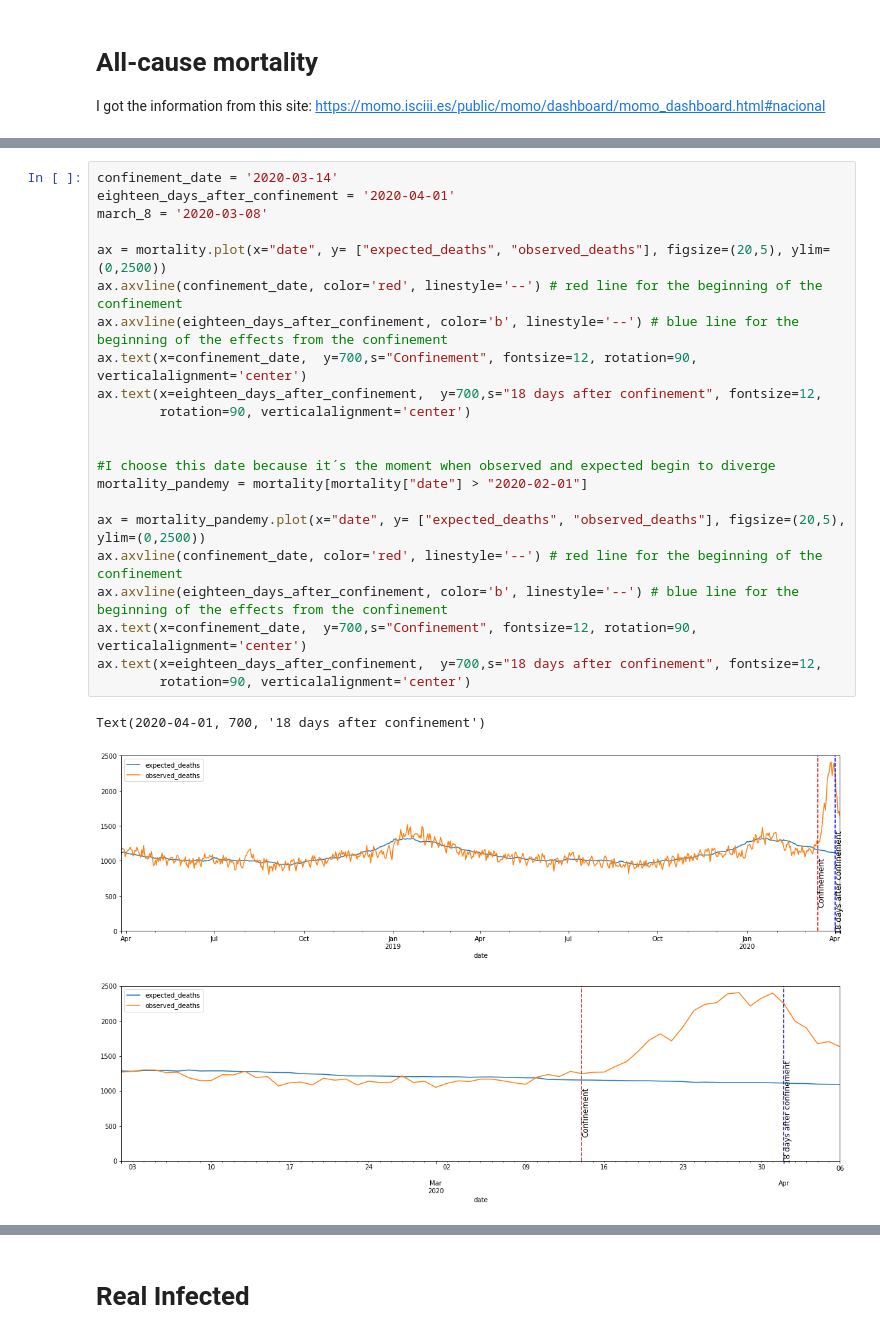
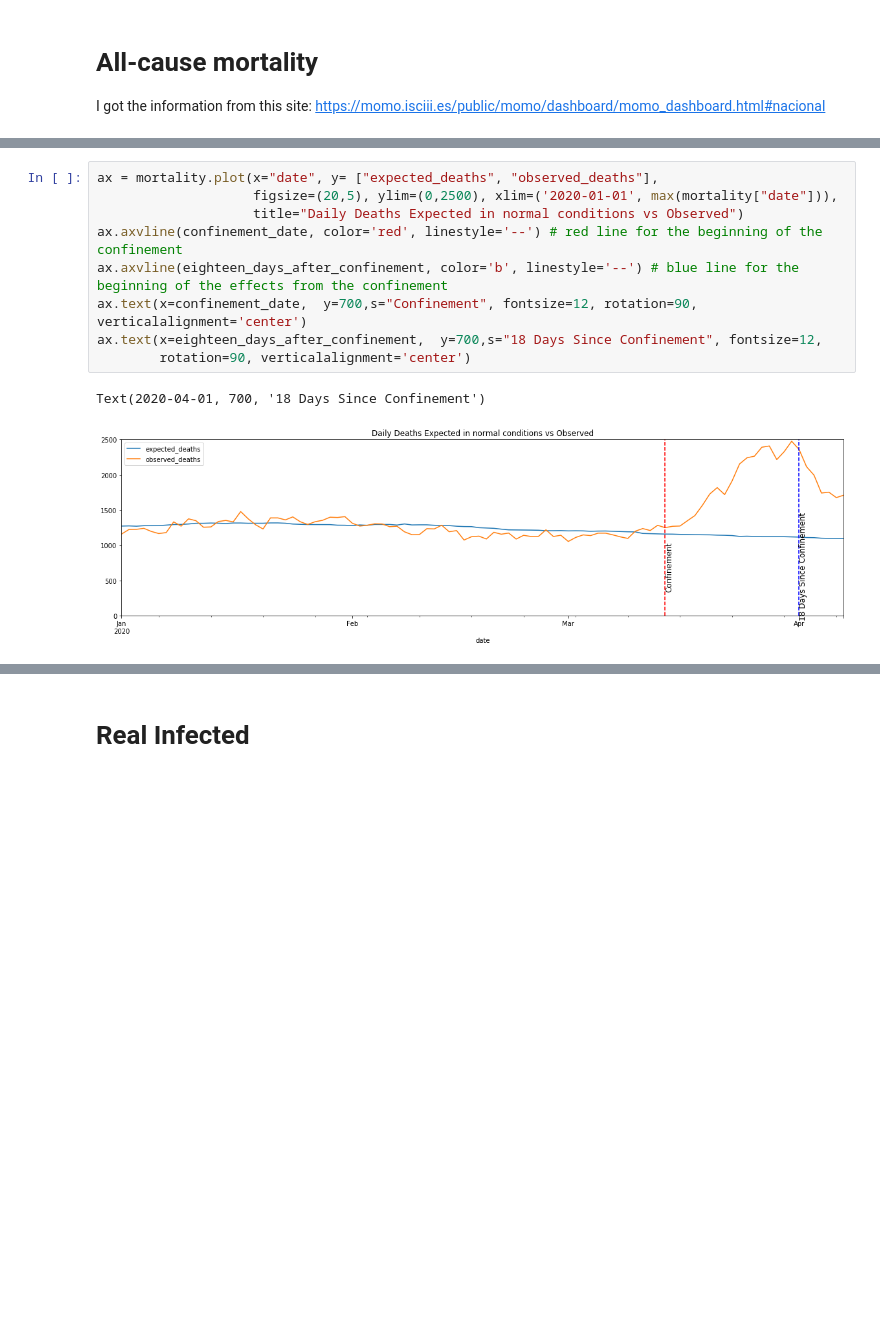
Before and after one commit to camorales197/Real_Numbers_Spain_Covid19, a Jupyter notebook: exploring_spanish_deaths.ipynb, the cells around one changed output, grey strips where cells are left out. Drawn from its saved outputs; the diff is of its cells as text; blank space fills up the shorter version.

```diff
--- a/exploring_spanish_deaths.ipynb
+++ b/exploring_spanish_deaths.ipynb
@@ -102,27 +105,13 @@ mortality = mortality.iloc[:-7,:] #According to the site, info from the last few
 # %%
-confinement_date = '2020-03-14'
-eighteen_days_after_confinement = '2020-04-01'
-march_8 = '2020-03-08'
-
-ax = mortality.plot(x="date", y= ["expected_deaths", "observed_deaths"], figsize=(20,5), ylim=(0,2500))
+ax = mortality.plot(x="date", y= ["expected_deaths", "observed_deaths"],
+                    figsize=(20,5), ylim=(0,2500), xlim=('2020-01-01', max(mortality["date"])),
+                    title="Daily Deaths Expected in normal conditions vs Observed")
 ax.axvline(confinement_date, color='red', linestyle='--') # red line for the beginning of the confinement
 ax.axvline(eighteen_days_after_confinement, color='b', linestyle='--') # blue line for the beginning of the effects from the confinement
 ax.text(x=confinement_date,  y=700,s="Confinement", fontsize=12, rotation=90, verticalalignment='center')
-ax.text(x=eighteen_days_after_confinement,  y=700,s="18 days after confinement", fontsize=12,
+ax.text(x=eighteen_days_after_confinement,  y=700,s="18 Days Since Confinement", fontsize=12,
         rotation=90, verticalalignment='center')
-
-
-#I choose this date because it´s the moment when observed and expected begin to diverge
-mortality_pandemy = mortality[mortality["date"] > "2020-02-01"]
-
-ax = mortality_pandemy.plot(x="date", y= ["expected_deaths", "observed_deaths"], figsize=(20,5), ylim=(0,2500))
-ax.axvline(confinement_date, color='red', linestyle='--') # red line for the beginning of the confinement
-ax.axvline(eighteen_days_after_confinement, color='b', linestyle='--') # blue line for the beginning of the effects from the confinement
-ax.text(x=confinement_date,  y=700,s="Confinement", fontsize=12, rotation=90, verticalalignment='center')
-ax.text(x=eighteen_days_after_confinement,  y=700,s="18 days after confinement", fontsize=12,
-        rotation=90, verticalalignment='center')
 # %% [output]
-Text(2020-04-01, 700, '18 days after confinement')
+Text(2020-04-01, 700, '18 Days Since Confinement')
-[figure, old version]
+[figure, new version]
-[figure, removed]
 # %%
```
Also changed, not shown: parts of 14 cells of this notebook.
